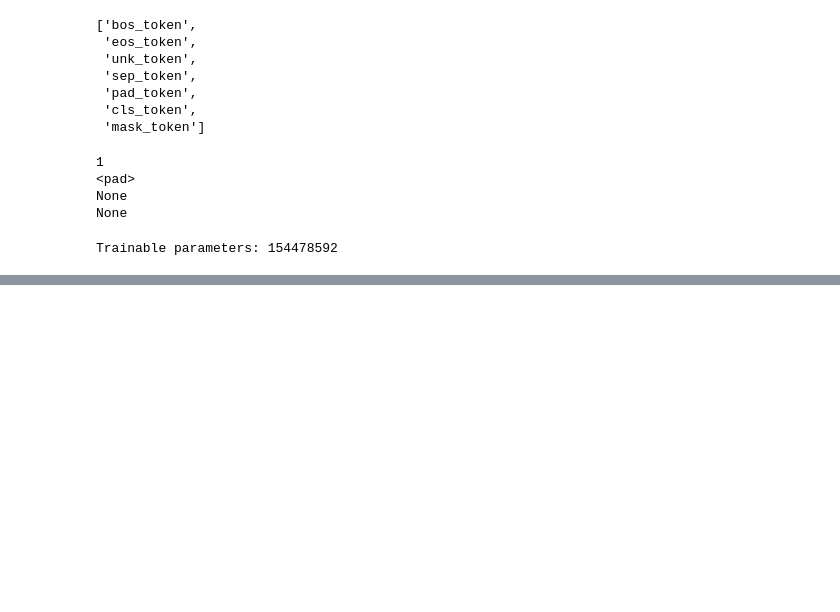
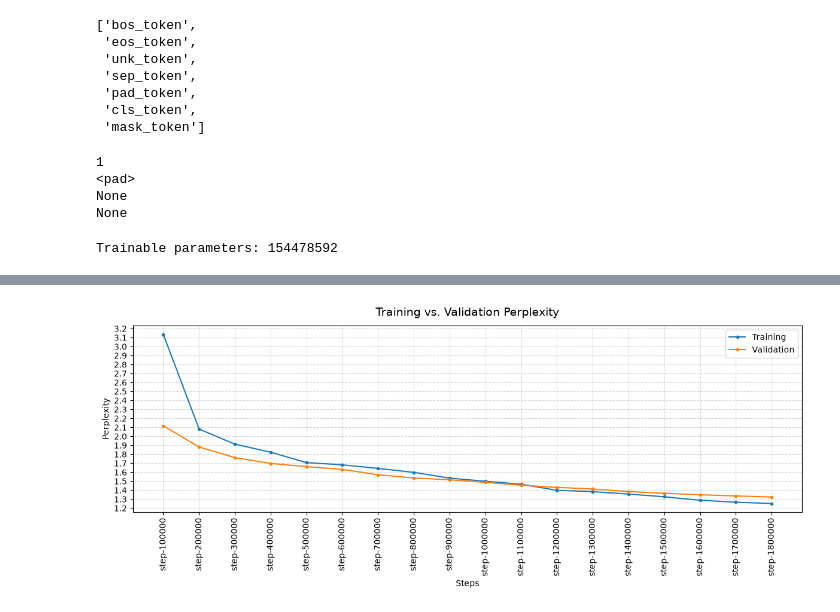
Before and after one commit to Mersad-Mostofian/protBuild, a Jupyter notebook: ml/notebooks/protein2text.ipynb, the cells around one changed output, grey strips where cells are left out. Drawn from its saved outputs; the diff is of its cells as text; code cells hidden in the pictures; blank space fills up the shorter version.

```diff
--- a/ml/notebooks/protein2text.ipynb
+++ b/ml/notebooks/protein2text.ipynb
@@ -306,0 +483,4 @@ df.to_csv(PROJECT_ROOT/'ml/notebooks/training_history.csv')
+# %%
+plot(steps, df.train_perplexity, y2_data=df.val_perplexity, title="Training vs. Validation Perplexity", ylabel='Perplexity', marker='.', ticks_scale=0.1, save_path=PROJECT_ROOT/'ml/notebooks/plots/')
+# %% [output]
+[figure, added]
```
Also changed, not shown: parts of 27 cells of this notebook, 15 other files.
